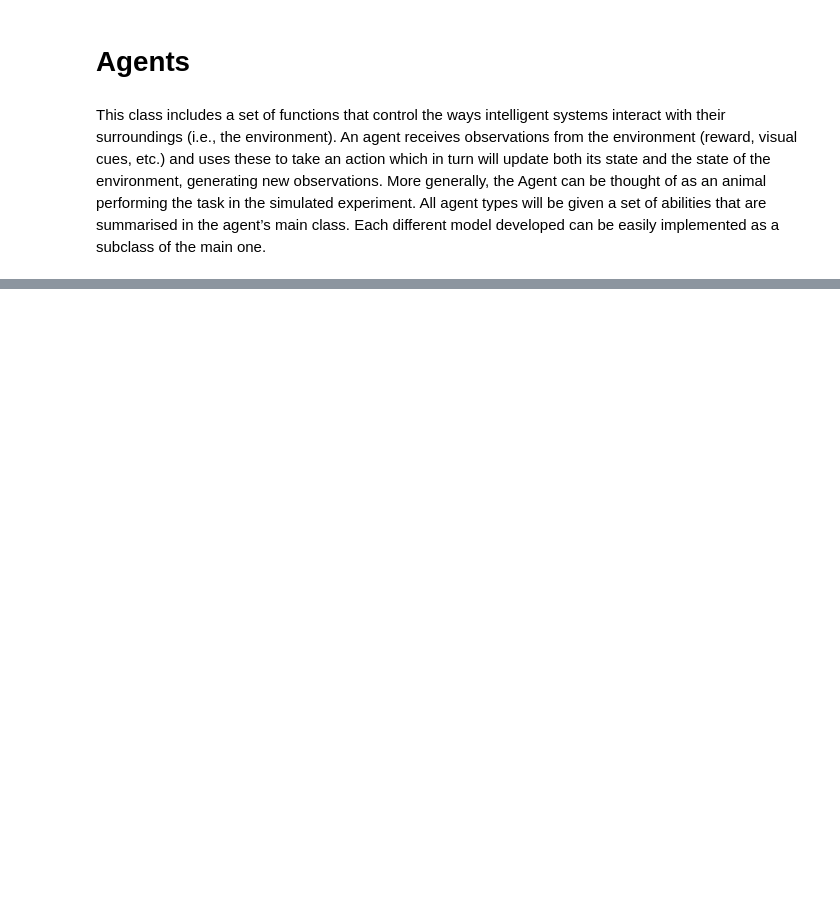
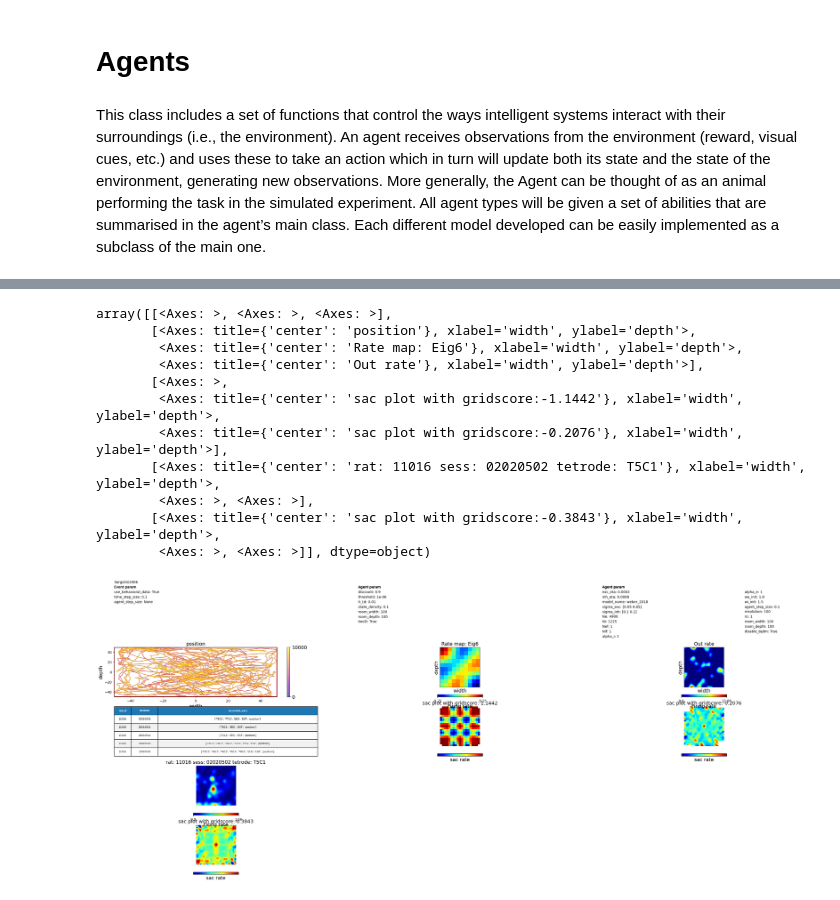
Before and after one commit to SainsburyWellcomeCentre/NeuralPlayground, a Jupyter notebook: examples/colab_example.ipynb, the cells around one changed output, grey strips where cells are left out. Cells and saved outputs as stored; diff of their text form; code cells hidden in the pictures; blank space fills up the shorter version.

```diff
--- a/examples/colab_example.ipynb
+++ b/examples/colab_example.ipynb
@@ -175,0 +216,45 @@ for i in tqdm(range(n_steps)):
+# %%
+
+
+data_path = fetch_model_path("stachenfeld_2018_in_sargolini2006")
+
+agent_path = data_path + '/agent'
+param_path = data_path + '/params.dict'
+arena_path = data_path + '/arena'
+
+
+agent_sr = pd.read_pickle(agent_path)
+param_sr = pd.read_pickle(param_path)
+env = pd.read_pickle(arena_path)
+
+
+data_path = fetch_model_path("weber_2018_in_sargolini2006")
+
+agent_path = data_path + '/agent'
+param_path = data_path + '/params.dict'
+arena_path = data_path + '/arena'
+
+
+agent = pd.read_pickle(agent_path)
+param = pd.read_pickle(param_path)
+
+
+agents=[agent_sr,agent]
+parameters=[param_sr,param]
+exp = Sargolini2006Data(verbose=False)
+env=[env]
+
+make_agent_comparison(env, parameters,agents, recording_index=0,GridScorer=GridScorer)
+# %% [output]
+array([[<Axes: >, <Axes: >, <Axes: >],
+       [<Axes: title={'center': 'position'}, xlabel='width', ylabel='depth'>,
+        <Axes: title={'center': 'Rate map: Eig6'}, xlabel='width', ylabel='depth'>,
+        <Axes: title={'center': 'Out rate'}, xlabel='width', ylabel='depth'>],
+       [<Axes: >,
+        <Axes: title={'center': 'sac plot with gridscore:-1.1442'}, xlabel='width', ylabel='depth'>,
+        <Axes: title={'center': 'sac plot with gridscore:-0.2076'}, xlabel='width', ylabel='depth'>],
+       [<Axes: title={'center': 'rat: 11016 sess: 02020502 tetrode: T5C1'}, xlabel='width', ylabel='depth'>,
+        <Axes: >, <Axes: >],
+       [<Axes: title={'center': 'sac plot with gridscore:-0.3843'}, xlabel='width', ylabel='depth'>,
+        <Axes: >, <Axes: >]], dtype=object)
+[figure, added]
```
Also changed, not shown: parts of 9 cells of this notebook, 2 other files.
